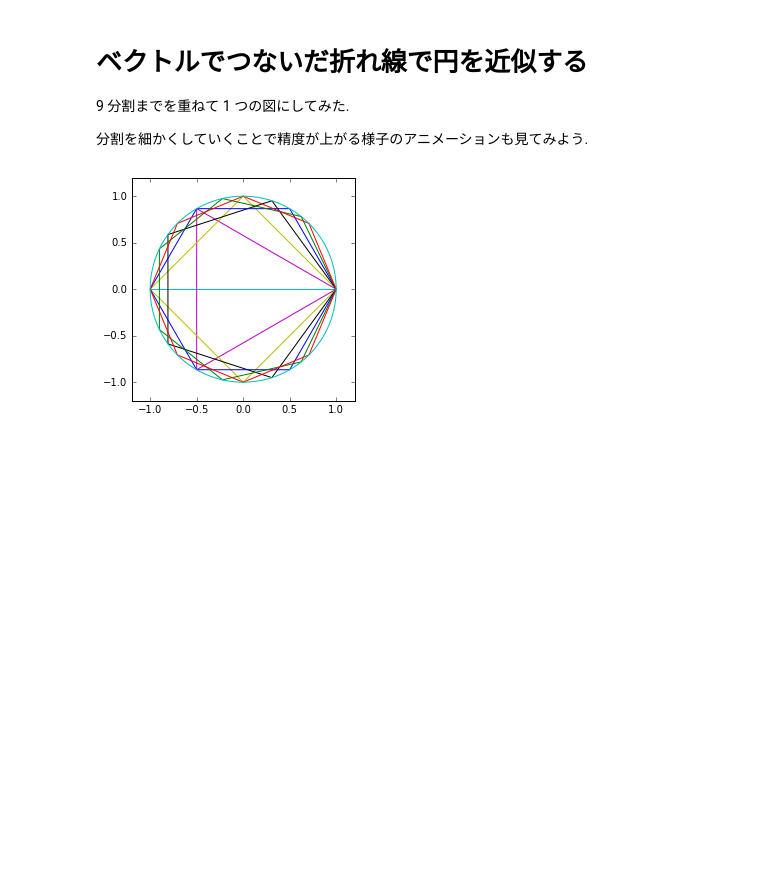
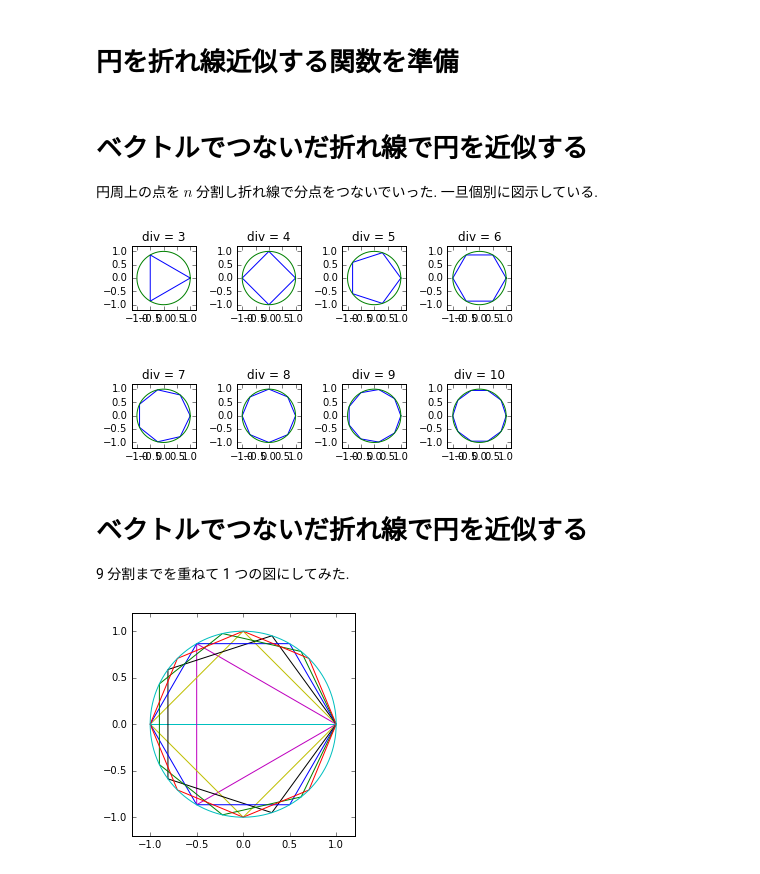
Before and after one commit to phasetr/mathcodes, a Jupyter notebook: jupyter/math_refuge/introduction_to_vector.ipynb, the cells around one changed output. Cells and saved outputs as stored; diff of their text form; code cells hidden in the pictures; blank space fills up the shorter version.

Commit message:
Add graphs for each division number

```diff
--- a/jupyter/math_refuge/introduction_to_vector.ipynb
+++ b/jupyter/math_refuge/introduction_to_vector.ipynb
@@ -0,0 +1,2 @@
+# %% [markdown]
+# 円を折れ線近似する関数を準備
@@ -1,9 +16,25 @@
+# %% [markdown]
+# ベクトルでつないだ折れ線で円を近似する
+
+円周上の点を $n$ 分割し折れ線で分点をつないでいった.
+一旦個別に図示している.
+# %%
+for i in range(4, 12):
+    pnum = i - 3
+    plt.subplot(2, 4, pnum)
+    plt.xlim([-1.2, 1.2])
+    plt.ylim([-1.2, 1.2])
+    plt.title("div = " + str(i-1))
+    draw_circle_by_polygonal_line(i)
+    draw_circle_by_polygonal_line(1000)
+
+plt.tight_layout()
+# %% [output]
+[figure, added]
 # %% [markdown]
 # ベクトルでつないだ折れ線で円を近似する
 
 9 分割までを重ねて 1 つの図にしてみた.
-
-分割を細かくしていくことで精度が上がる様子のアニメーションも見てみよう.
 # %%
 %matplotlib inline
 import numpy as np
```
Also changed, not shown: parts of 4 cells of this notebook.
